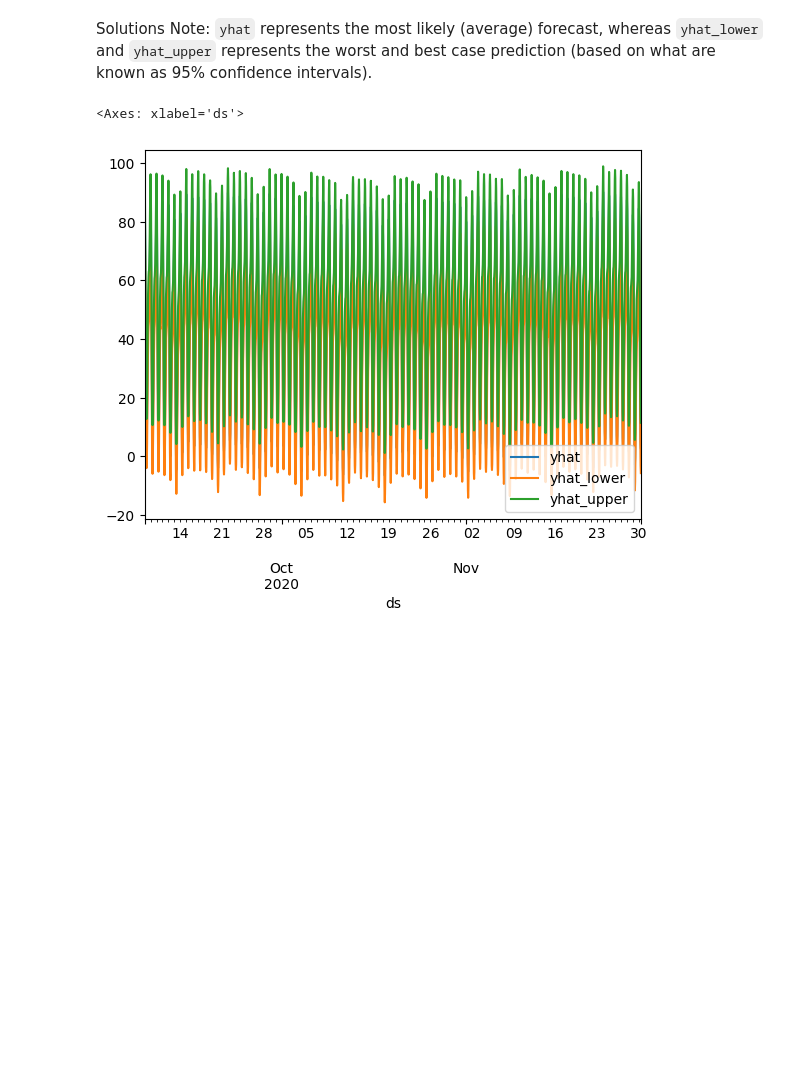
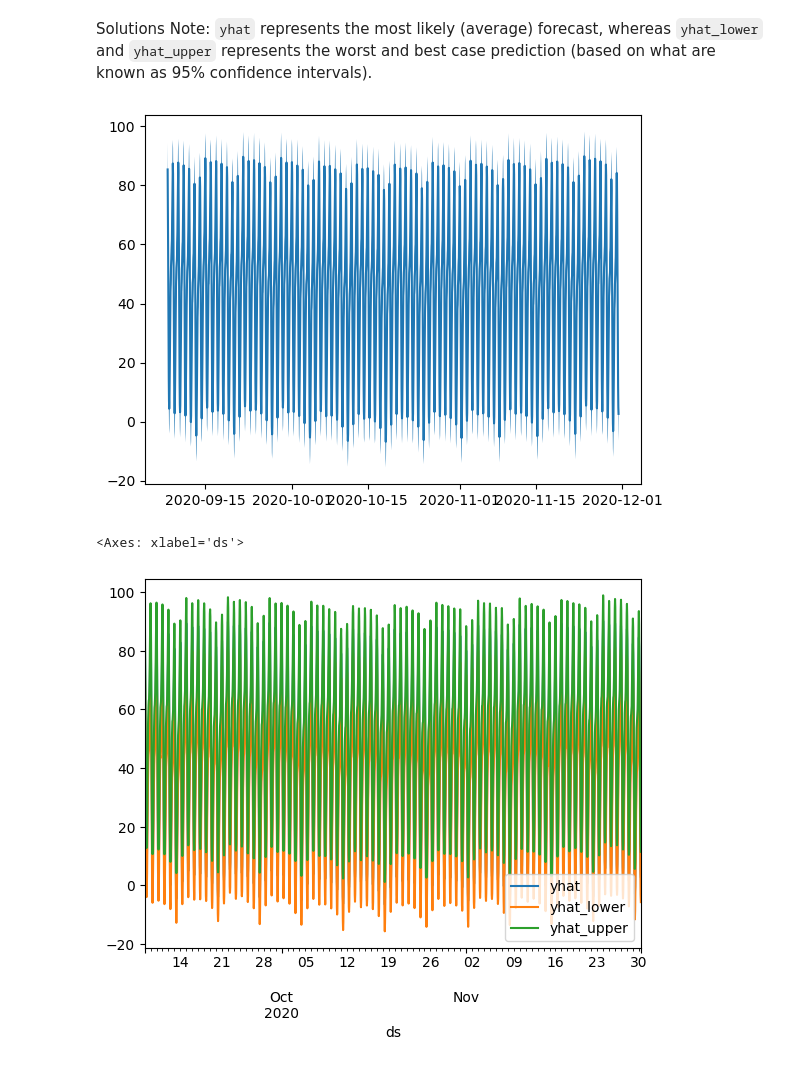
Before and after one commit to mr-cworld/prophet-challenge, a Jupyter notebook: forecasting_net_prophet.ipynb, the cells around one changed output. Cells and saved outputs as stored; diff of their text form; code cells hidden in the pictures; blank space fills up the shorter version.

```diff
--- a/forecasting_net_prophet.ipynb
+++ b/forecasting_net_prophet.ipynb
@@ -524,5 +528,17 @@ forecast_mercado.head(5)
 # %% [markdown]
 Solutions Note: `yhat` represents the most likely (average) forecast, whereas `yhat_lower` and `yhat_upper` represents the worst and best case prediction (based on what are known as 95% confidence intervals).
+# %%
+# From the forecast_mercado_trends DataFrame, plot the data to visualize
+#  the yhat, yhat_lower, and yhat_upper columns over the last 2000 hours
+import matplotlib.pyplot as plt
+forecast_mercado_last_2000 = forecast_mercado.tail(2000)
+
+plt.plot(forecast_mercado_last_2000.index, forecast_mercado_last_2000['yhat'],label = 'Forecast (yhat)')
+plt.fill_between(forecast_mercado_last_2000.index, forecast_mercado_last_2000['yhat_lower'], forecast_mercado_last_2000['yhat_upper'], alpha = 0.5)
+
+plt.show()
+# %% [output]
+[figure, added]
 # %%
 # From the forecast_mercado_trends DataFrame, plot the data to visualize
 #  the yhat, yhat_lower, and yhat_upper columns over the last 2000 hours
```
Also changed, not shown: parts of 8 cells of this notebook.
